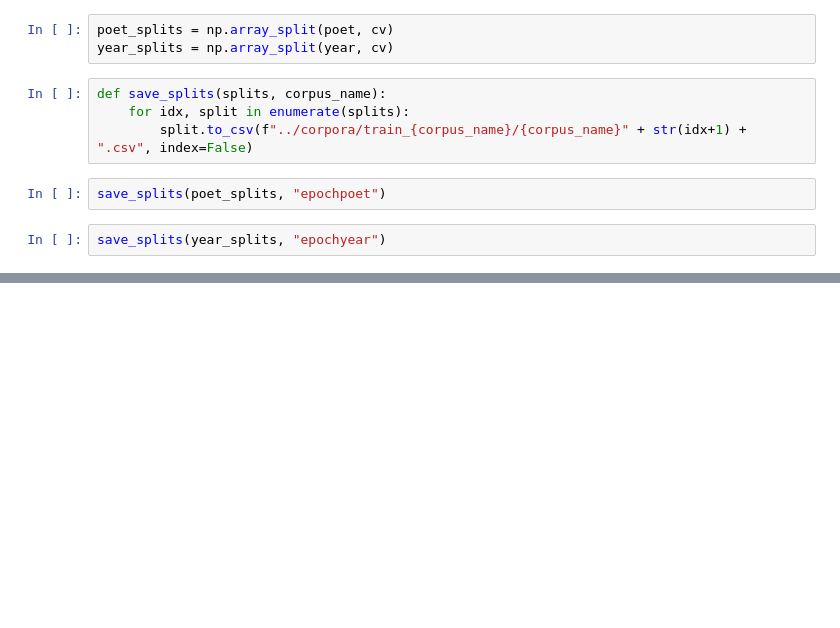
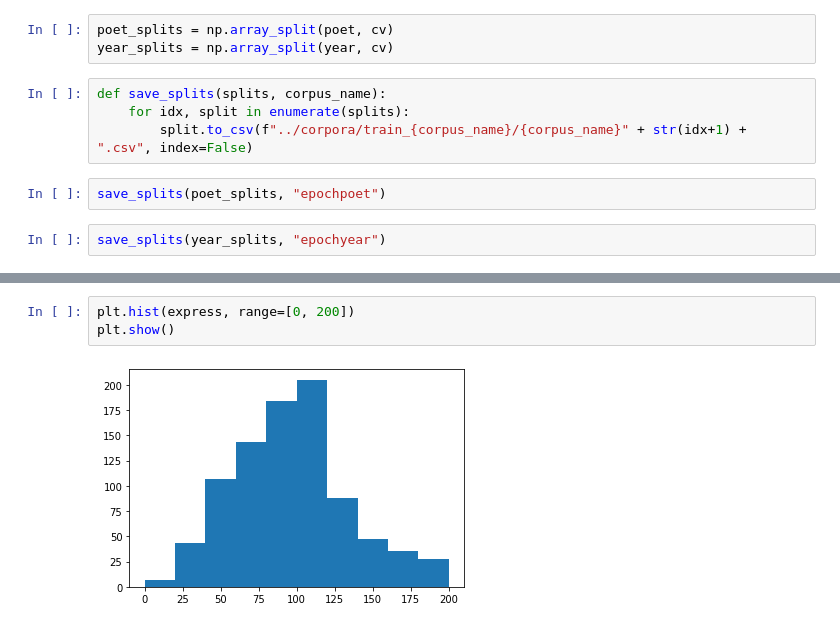
Before and after one commit to realjanpaulus/bertpoems, a Jupyter notebook: app/poems_preprocessing.ipynb, the cells around one changed output, grey strips where cells are left out. Saved outputs shown, nothing was run; the diff lists cells and outputs as text; blank space fills up the shorter version.

```diff
--- a/app/poems_preprocessing.ipynb
+++ b/app/poems_preprocessing.ipynb
@@ -466,0 +502,5 @@ save_splits(year_splits, "epochyear")
+# %%
+plt.hist(express, range=[0, 200])
+plt.show()
+# %% [output]
+[figure, added]
```
Also changed, not shown: parts of 9 cells of this notebook, 16 other files.
